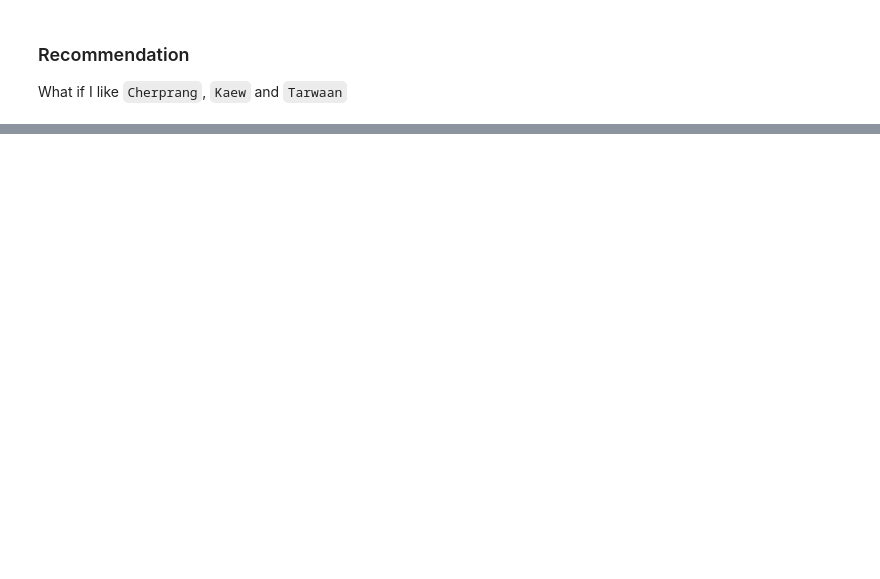
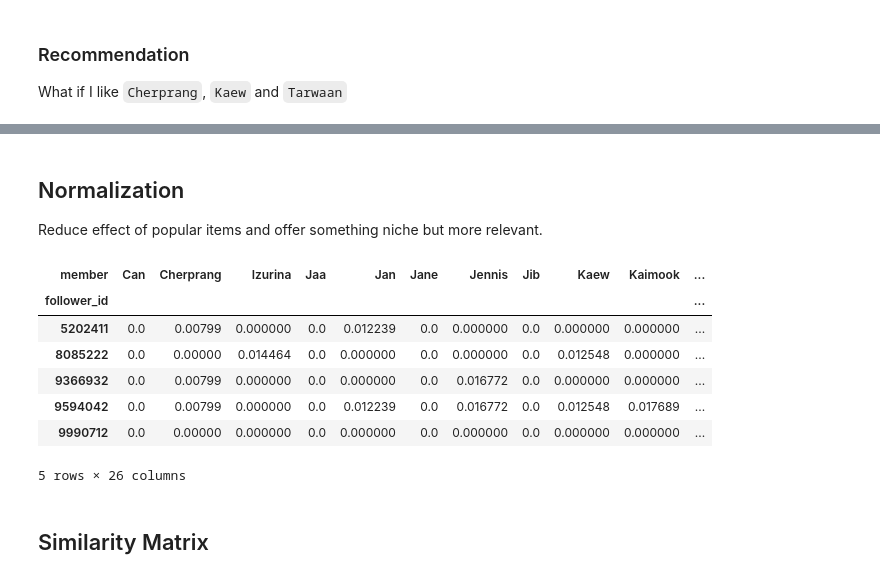
Before and after one commit to tansinee/bnk48-recommender, a Jupyter notebook: collaborative_filtering/cosine_similarity.ipynb, the cells around one changed output, grey strips where cells are left out. Drawn from its saved outputs; the diff is of its cells as text; code cells hidden in the pictures; blank space fills up the shorter version.

```diff
--- a/collaborative_filtering/cosine_similarity.ipynb
+++ b/collaborative_filtering/cosine_similarity.ipynb
@@ -172,0 +269,20 @@ result = recommend(sim, {'Cherprang', 'Kaew', 'Tarwaan'}, n=20)
+# %% [markdown]
+## Normalization
+
+Reduce effect of popular items and offer something niche but more relevant.
+# %%
+item_norms = active_ratings.sum(axis=0) ** .5
+l2norm_rating = active_ratings / item_norms
+
+l2norm_rating.head()
+# %% [output]
+| member | Can | Cherprang | Izurina | Jaa | Jan | Jane | Jennis | Jib | Kaew | Kaimook | ... |
+| follower_id |  |  |  |  |  |  |  |  |  |  | ... |
+| 5202411 | 0.0 | 0.00799 | 0.000000 | 0.0 | 0.012239 | 0.0 | 0.000000 | 0.0 | 0.000000 | 0.000000 | ... |
+| 8085222 | 0.0 | 0.00000 | 0.014464 | 0.0 | 0.000000 | 0.0 | 0.000000 | 0.0 | 0.012548 | 0.000000 | ... |
+| 9366932 | 0.0 | 0.00799 | 0.000000 | 0.0 | 0.000000 | 0.0 | 0.016772 | 0.0 | 0.000000 | 0.000000 | ... |
+| 9594042 | 0.0 | 0.00799 | 0.000000 | 0.0 | 0.012239 | 0.0 | 0.016772 | 0.0 | 0.012548 | 0.017689 | ... |
+| 9990712 | 0.0 | 0.00000 | 0.000000 | 0.0 | 0.000000 | 0.0 | 0.000000 | 0.0 | 0.000000 | 0.000000 | ... |
+5 rows × 26 columns
+# %% [markdown]
+## Similarity Matrix
```
Also changed, not shown: parts of 28 cells of this notebook.
